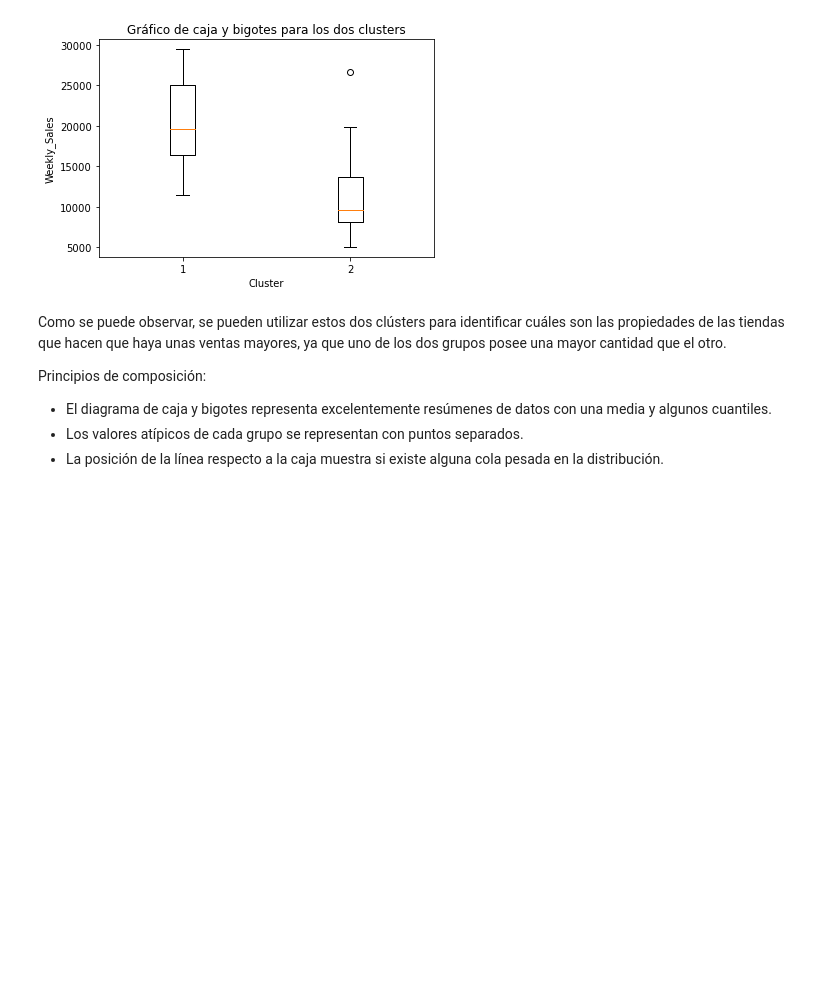
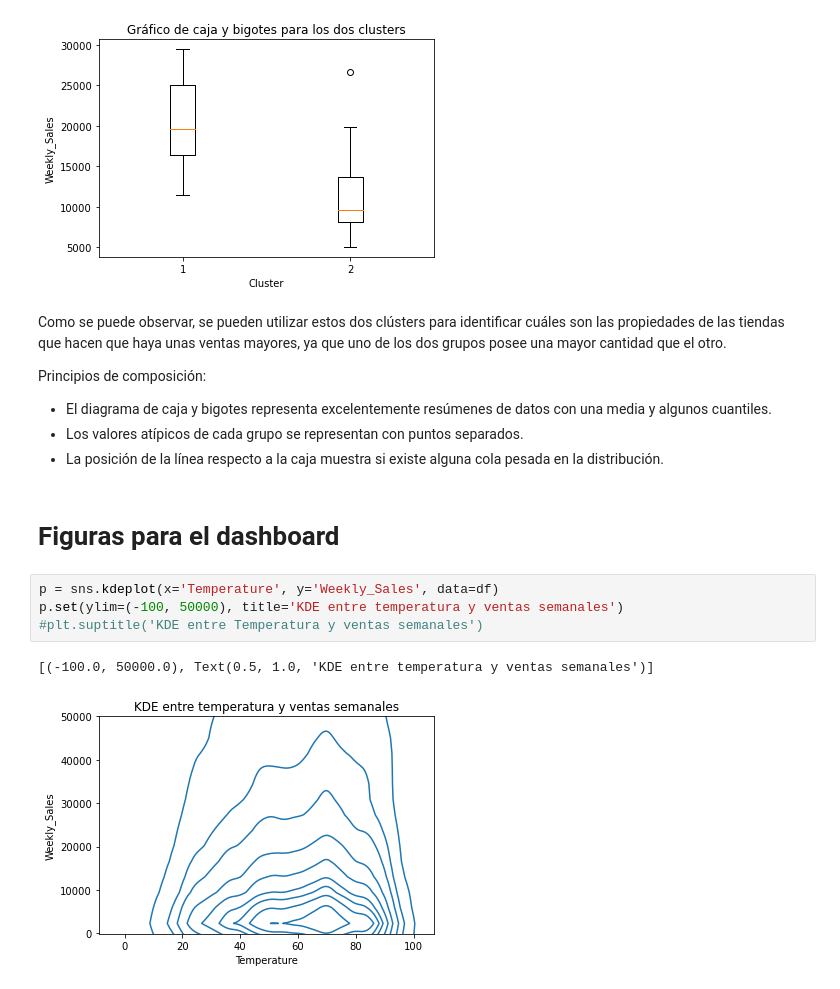
Before and after one commit to BorjaArroyo/visualizacion_datos, a Jupyter notebook: Entrega_final.ipynb, the cells around one changed output. Drawn from its saved outputs; the diff is of its cells as text; blank space fills up the shorter version.

Commit message:
dashboard mejorado, entrega_final.ipynb incluye la visualización

```diff
--- a/Entrega_final.ipynb
+++ b/Entrega_final.ipynb
@@ -1009,3 +1009,12 @@ Principios de composición:
 - El diagrama de caja y bigotes representa excelentemente resúmenes de datos con una media y algunos cuantiles.
 - Los valores atípicos de cada grupo se representan con puntos separados.
 - La posición de la línea respecto a la caja muestra si existe alguna cola pesada en la distribución.
+# %% [markdown]
+# Figuras para el dashboard
+# %%
+p = sns.kdeplot(x='Temperature', y='Weekly_Sales', data=df)
+p.set(ylim=(-100, 50000), title='KDE entre temperatura y ventas semanales')
+#plt.suptitle('KDE entre Temperatura y ventas semanales')
+# %% [output]
+[(-100.0, 50000.0), Text(0.5, 1.0, 'KDE entre temperatura y ventas semanales')]
+[figure, added]
```
Also changed, not shown: parts of 9 cells of this notebook, 1 other file.
